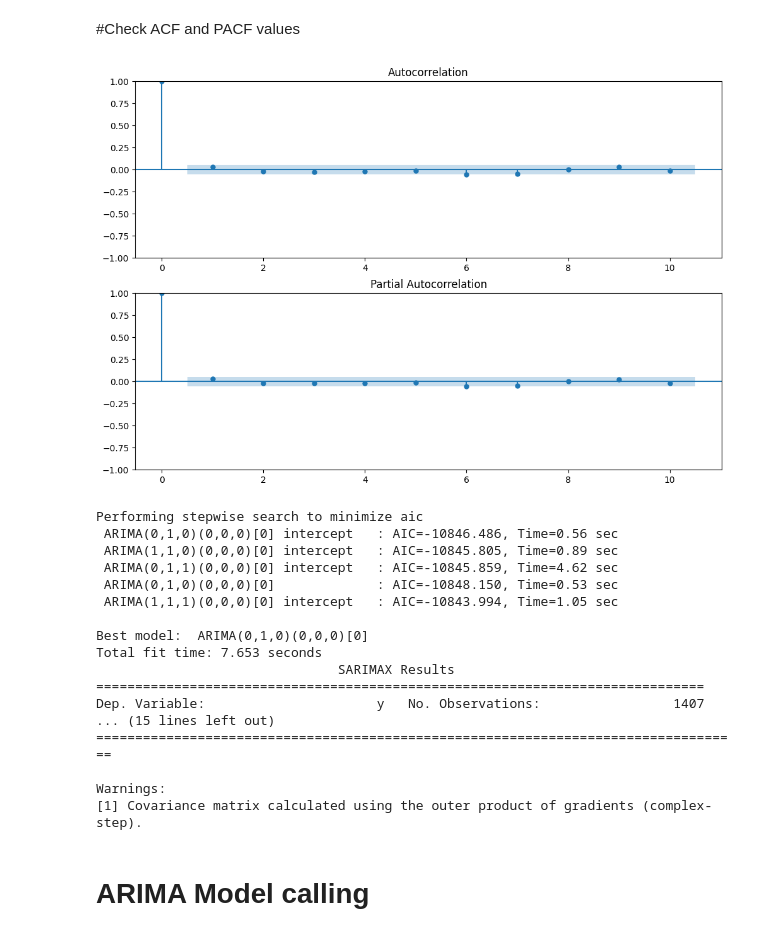
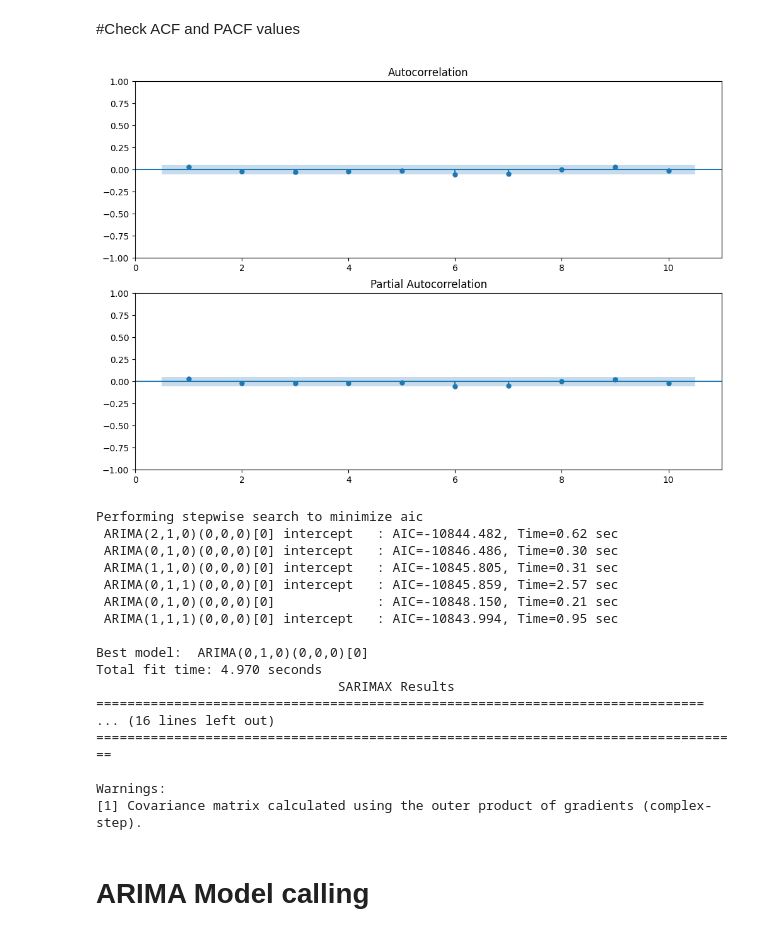
Before and after one commit to pravin-raut/MachineLearning, a Jupyter notebook: dissertation/01_Arima_Final.ipynb, the cells around one changed output. Cells and saved outputs as stored; diff of their text form; code cells hidden in the pictures.

```diff
--- a/dissertation/01_Arima_Final.ipynb
+++ b/dissertation/01_Arima_Final.ipynb
@@ -189,7 +189,7 @@ print('p-value: %f' % result[1])
 ADF Statistic: -1.599664
 p-value: 0.483762
 # %%
-selected_data['USD_EUR_Price_diff'] = selected_data['USD_EUR_Price']-selected_data['USD_EUR_Price'].shift(1)
+selected_data['USD_EUR_Price_diff'] = selected_data['USD_EUR_Price'].diff(1)
 selected_data
 # %% [output]
 |  | USD_EUR_Price | Oil_Price | USD_EUR_Price_diff |
@@ -263,25 +263,25 @@ Test data shape:  (282, 3)
 # %%
 import matplotlib.pyplot as plt
 from statsmodels.graphics.tsaplots import plot_acf, plot_pacf
 
 fig, (ax1, ax2) = plt.subplots(2,1, figsize=(12,8))
 
 # Plot the ACF of the differenced series
-plot_acf(selected_data['USD_EUR_Price_diff'].dropna(),lags=10 ,ax=ax1)
+plot_acf(selected_data['USD_EUR_Price_diff'].dropna(),lags=10 ,ax=ax1,zero=False)
 
 # Plot the PACF of the differenced series
-plot_pacf(selected_data['USD_EUR_Price_diff'].dropna(),lags=10, ax=ax2)
+plot_pacf(selected_data['USD_EUR_Price_diff'].dropna(),lags=10, ax=ax2,zero=False)
 
 plt.show()
 # %% [output]
-[figure, old version]
+[figure, new version]
 # %%
 from pmdarima import auto_arima
 
 # Fit auto_arima function
 model = auto_arima(selected_data['USD_EUR_Price'],
-                   start_p=0, start_q=0,
-                   max_p=10, max_q=10, m=0,
+                   start_p=2, start_q=0,
+                   max_p=10, max_q=10, m=12,
                    start_P=2, seasonal=False,
                    d=1, D=1, trace=True,
                    error_action='ignore',  # don't want to know if an order does not work
@@ -292,18 +292,18 @@ model = auto_arima(selected_data['USD_EUR_Price'],
 print(model.summary())
 # %% [output]
 Performing stepwise search to minimize aic
- ARIMA(0,1,0)(0,0,0)[0] intercept   : AIC=-10846.486, Time=0.56 sec
- ARIMA(1,1,0)(0,0,0)[0] intercept   : AIC=-10845.805, Time=0.89 sec
- ARIMA(0,1,1)(0,0,0)[0] intercept   : AIC=-10845.859, Time=4.62 sec
- ARIMA(0,1,0)(0,0,0)[0]             : AIC=-10848.150, Time=0.53 sec
- ARIMA(1,1,1)(0,0,0)[0] intercept   : AIC=-10843.994, Time=1.05 sec
+ ARIMA(2,1,0)(0,0,0)[0] intercept   : AIC=-10844.482, Time=0.62 sec
+ ARIMA(0,1,0)(0,0,0)[0] intercept   : AIC=-10846.486, Time=0.30 sec
+ ARIMA(1,1,0)(0,0,0)[0] intercept   : AIC=-10845.805, Time=0.31 sec
+ ARIMA(0,1,1)(0,0,0)[0] intercept   : AIC=-10845.859, Time=2.57 sec
+ ARIMA(0,1,0)(0,0,0)[0]             : AIC=-10848.150, Time=0.21 sec
+ ARIMA(1,1,1)(0,0,0)[0] intercept   : AIC=-10843.994, Time=0.95 sec
 
 Best model:  ARIMA(0,1,0)(0,0,0)[0]
-Total fit time: 7.653 seconds
+Total fit time: 4.970 seconds
                                SARIMAX Results
 ==============================================================================
-Dep. Variable:                      y   No. Observations:                 1407
-... (15 lines left out)
+... (16 lines left out)
 ===================================================================================
 
 Warnings:
```
Also changed, not shown: parts of 9 cells of this notebook.
